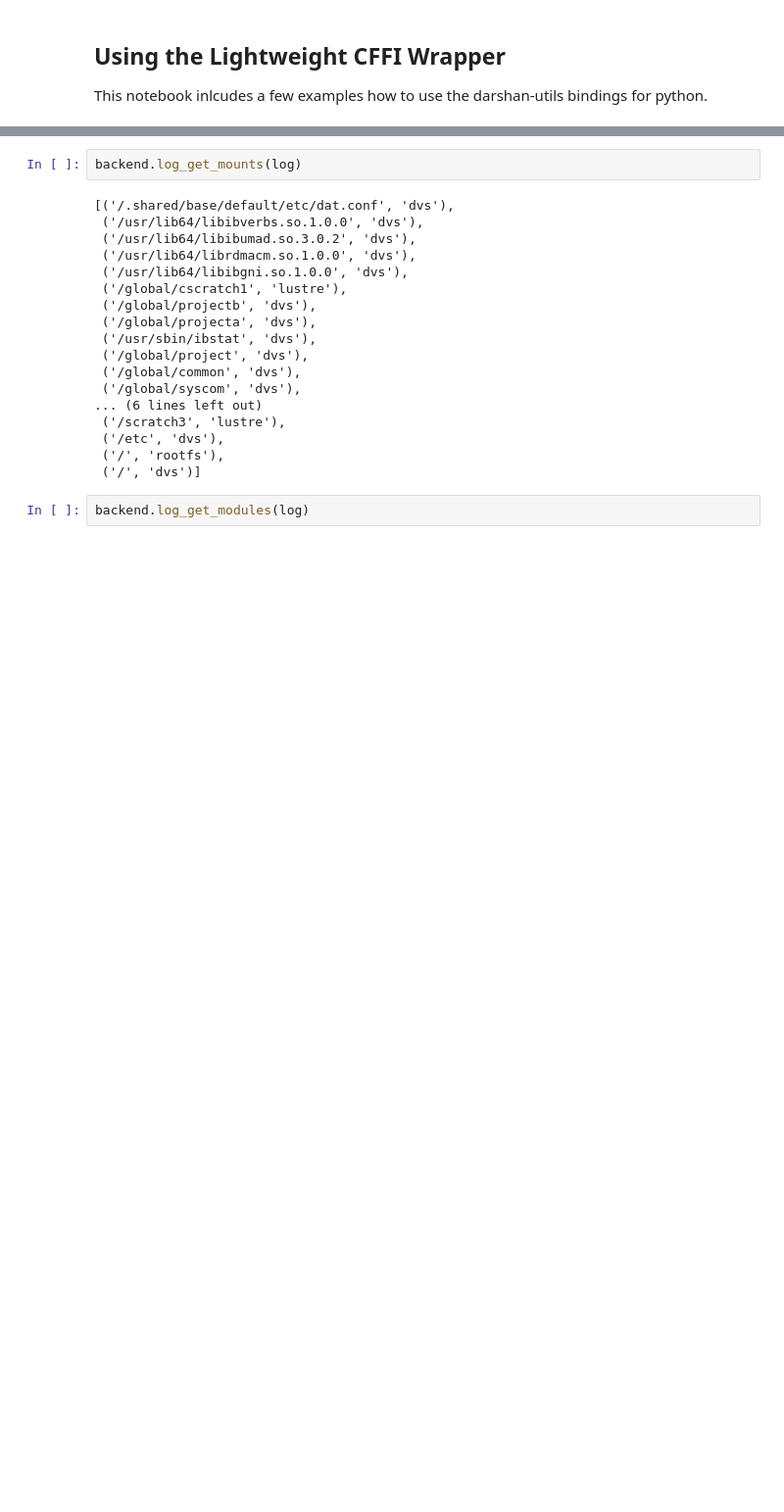
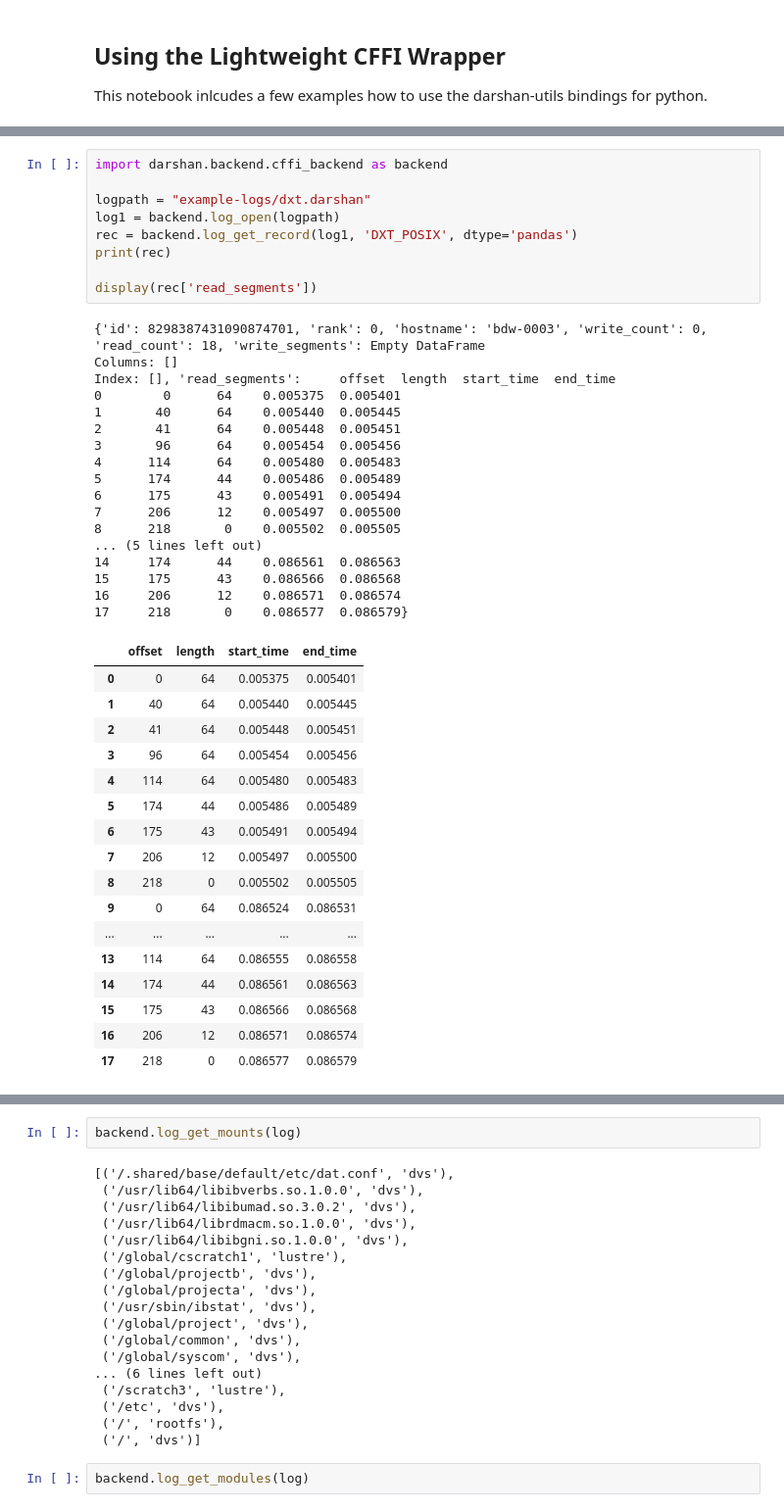
Before and after one commit to darshan-hpc/darshan, a Jupyter notebook: darshan-util/pydarshan/examples/04_darshan-low-level-cffi-interface.ipynb, the cells around one changed output, grey strips where cells are left out. Shown at 98% size. Saved outputs shown, nothing was run; the diff lists cells and outputs as text; blank space fills up the shorter version.

Commit message:
Collapse low-level log_get_*_record into log_get_record which takes modstring. Low-level lustre record now includes ost_ids.

```diff
--- a/darshan-util/pydarshan/examples/04_darshan-low-level-cffi-interface.ipynb
+++ b/darshan-util/pydarshan/examples/04_darshan-low-level-cffi-interface.ipynb
@@ -65,0 +79,44 @@ print(mpirec)
+# %%
+import darshan.backend.cffi_backend as backend
+
+logpath = "example-logs/dxt.darshan"
+log1 = backend.log_open(logpath)
+rec = backend.log_get_record(log1, 'DXT_POSIX', dtype='pandas')
+print(rec)
+
+display(rec['read_segments'])
+# %% [output]
+{'id': 8298387431090874701, 'rank': 0, 'hostname': 'bdw-0003', 'write_count': 0, 'read_count': 18, 'write_segments': Empty DataFrame
+Columns: []
+Index: [], 'read_segments':     offset  length  start_time  end_time
+0        0      64    0.005375  0.005401
+1       40      64    0.005440  0.005445
+2       41      64    0.005448  0.005451
+3       96      64    0.005454  0.005456
+4      114      64    0.005480  0.005483
+5      174      44    0.005486  0.005489
+6      175      43    0.005491  0.005494
+7      206      12    0.005497  0.005500
+8      218       0    0.005502  0.005505
+... (5 lines left out)
+14     174      44    0.086561  0.086563
+15     175      43    0.086566  0.086568
+16     206      12    0.086571  0.086574
+17     218       0    0.086577  0.086579}
+|  | offset | length | start_time | end_time |
+| 0 | 0 | 64 | 0.005375 | 0.005401 |
+| 1 | 40 | 64 | 0.005440 | 0.005445 |
+| 2 | 41 | 64 | 0.005448 | 0.005451 |
+| 3 | 96 | 64 | 0.005454 | 0.005456 |
+| 4 | 114 | 64 | 0.005480 | 0.005483 |
+| 5 | 174 | 44 | 0.005486 | 0.005489 |
+| 6 | 175 | 43 | 0.005491 | 0.005494 |
+| 7 | 206 | 12 | 0.005497 | 0.005500 |
+| 8 | 218 | 0 | 0.005502 | 0.005505 |
+| 9 | 0 | 64 | 0.086524 | 0.086531 |
+| ... | ... | ... | ... | ... |
+| 13 | 114 | 64 | 0.086555 | 0.086558 |
+| 14 | 174 | 44 | 0.086561 | 0.086563 |
+| 15 | 175 | 43 | 0.086566 | 0.086568 |
+| 16 | 206 | 12 | 0.086571 | 0.086574 |
+| 17 | 218 | 0 | 0.086577 | 0.086579 |
```
Also changed, not shown: parts of 25 cells of this notebook, 4 other files.
